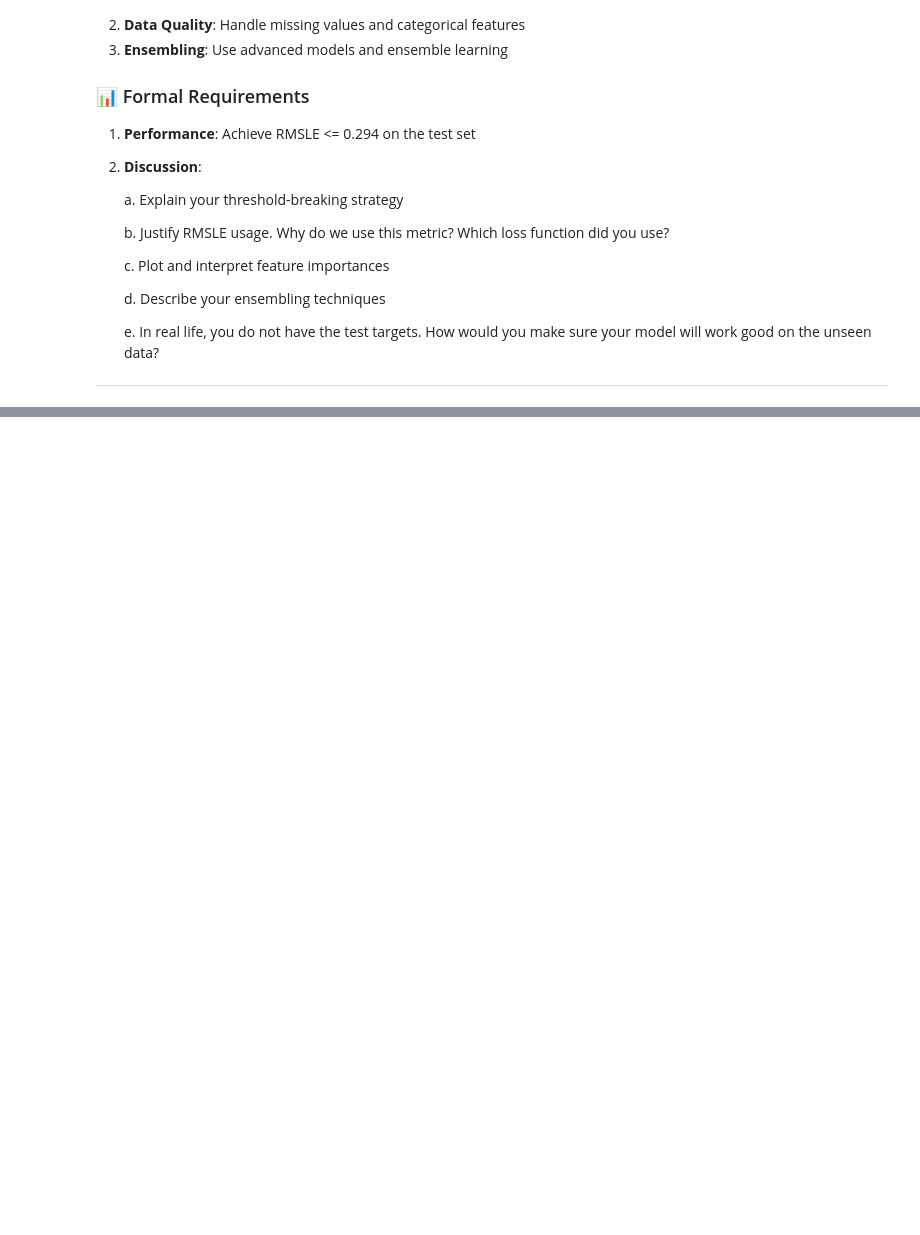
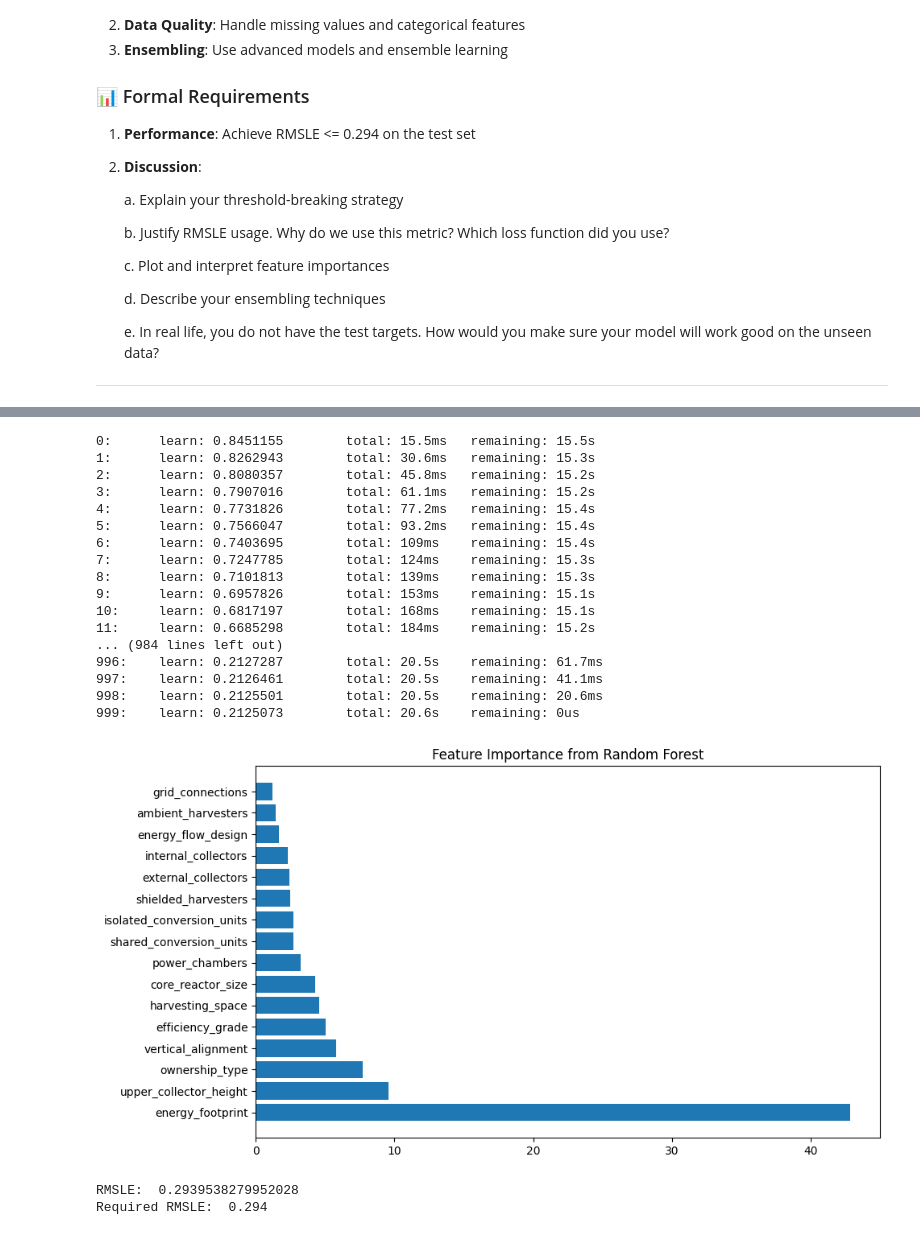
Before and after one commit to eliasborge/introML-ntnu-2024, a Jupyter notebook: Assignment1/Chapter_1.ipynb, the cells around one changed output, grey strips where cells are left out. Drawn from its saved outputs; the diff is of its cells as text; code cells hidden in the pictures; blank space fills up the shorter version.

```diff
--- a/Assignment1/Chapter_1.ipynb
+++ b/Assignment1/Chapter_1.ipynb
@@ -543,3 +499,80 @@ Required RMSLE:  0.294
+# %%
+import pandas as pd
+import numpy as np
+from catboost import CatBoostRegressor
+
+
+
+
+# Separate the target variable from the train data
+target = 'nexus_rating'
+X_train = train.drop([target], axis=1)
+X_test = test.drop([target], axis=1)
+y_train = pd.DataFrame(train[target].astype(float))
+y_test = pd.DataFrame(test[target])
+
+y_train= np.log(y_train)
+
+# Modeling with CatBoost
+model = CatBoostRegressor(
+    iterations=1000,
+    learning_rate=0.03,
+    depth=10,
+    loss_function="RMSE",
+    random_state=400
+
+)
+
+model.fit(X_train, y_train)
+
+y_pred= model.predict(X_test)
+
+
+
+# FEATURE IMPORTANCES
+
+
+
+# Now access the feature importances from the fitted Random Forest inside the stack
+importances = model.feature_importances_
+features = X_train.columns
+
+# Plot feature importances
+import matplotlib.pyplot as plt
+feature_importance_df = pd.DataFrame({'Feature': features, 'Importance': importances})
+feature_importance_df.sort_values(by='Importance', ascending=False, inplace=True)
+
+plt.figure(figsize=(10, 6))
+plt.barh(feature_importance_df['Feature'], feature_importance_df['Importance'])
+plt.title('Feature Importance from Random Forest')
+plt.show()
+
+# Calculate RMSLE on the original scale
+y_pred = np.expm1(y_pred)
+
+print('RMSLE: ', rmsle(y_test, y_pred))
+print('Required RMSLE: ', 0.294)
+# %% [output]
+0:      learn: 0.8451155        total: 15.5ms   remaining: 15.5s
+1:      learn: 0.8262943        total: 30.6ms   remaining: 15.3s
+2:      learn: 0.8080357        total: 45.8ms   remaining: 15.2s
+3:      learn: 0.7907016        total: 61.1ms   remaining: 15.2s
+4:      learn: 0.7731826        total: 77.2ms   remaining: 15.4s
+5:      learn: 0.7566047        total: 93.2ms   remaining: 15.4s
+6:      learn: 0.7403695        total: 109ms    remaining: 15.4s
+7:      learn: 0.7247785        total: 124ms    remaining: 15.3s
+8:      learn: 0.7101813        total: 139ms    remaining: 15.3s
+9:      learn: 0.6957826        total: 153ms    remaining: 15.1s
+10:     learn: 0.6817197        total: 168ms    remaining: 15.1s
+11:     learn: 0.6685298        total: 184ms    remaining: 15.2s
+... (984 lines left out)
+996:    learn: 0.2127287        total: 20.5s    remaining: 61.7ms
+997:    learn: 0.2126461        total: 20.5s    remaining: 41.1ms
+998:    learn: 0.2125501        total: 20.5s    remaining: 20.6ms
+999:    learn: 0.2125073        total: 20.6s    remaining: 0us
+[figure, added]
+RMSLE:  0.2939538279952028
+Required RMSLE:  0.294
 # %% [markdown]
 *Discussion*
 
```
Also changed, not shown: parts of 13 cells of this notebook, 6 other files.
